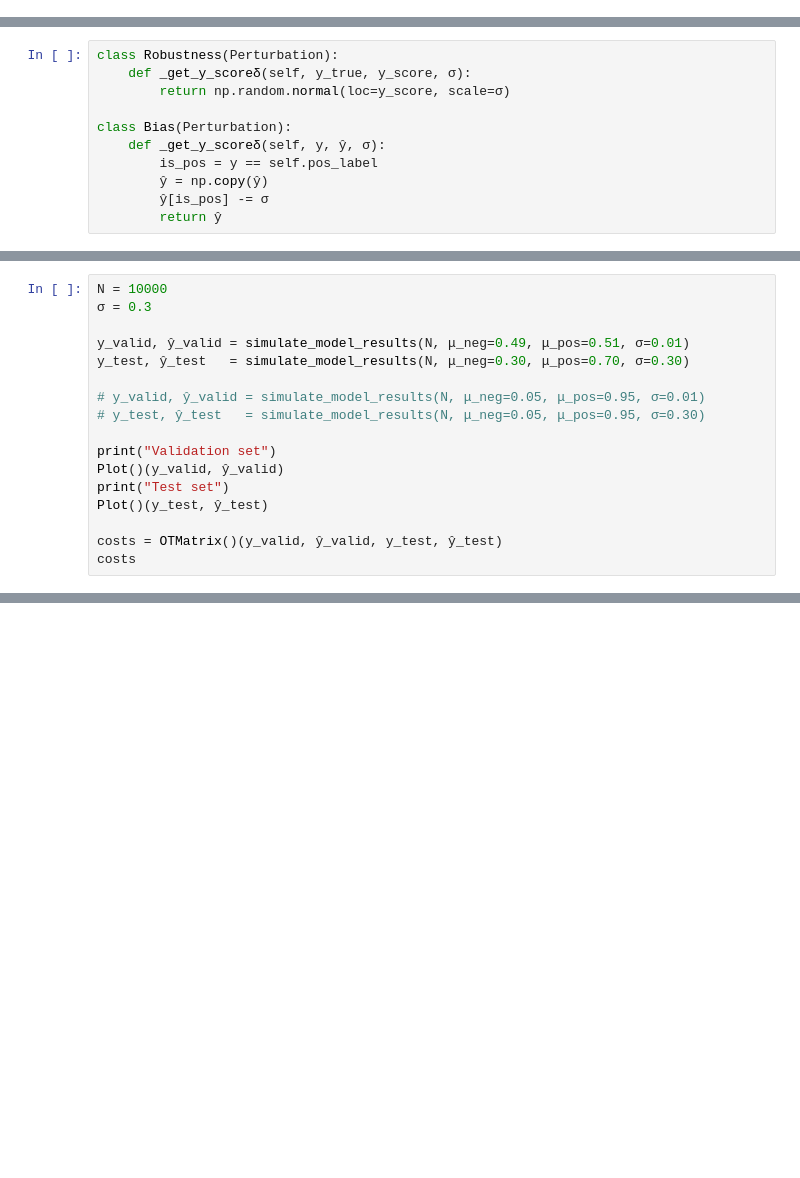
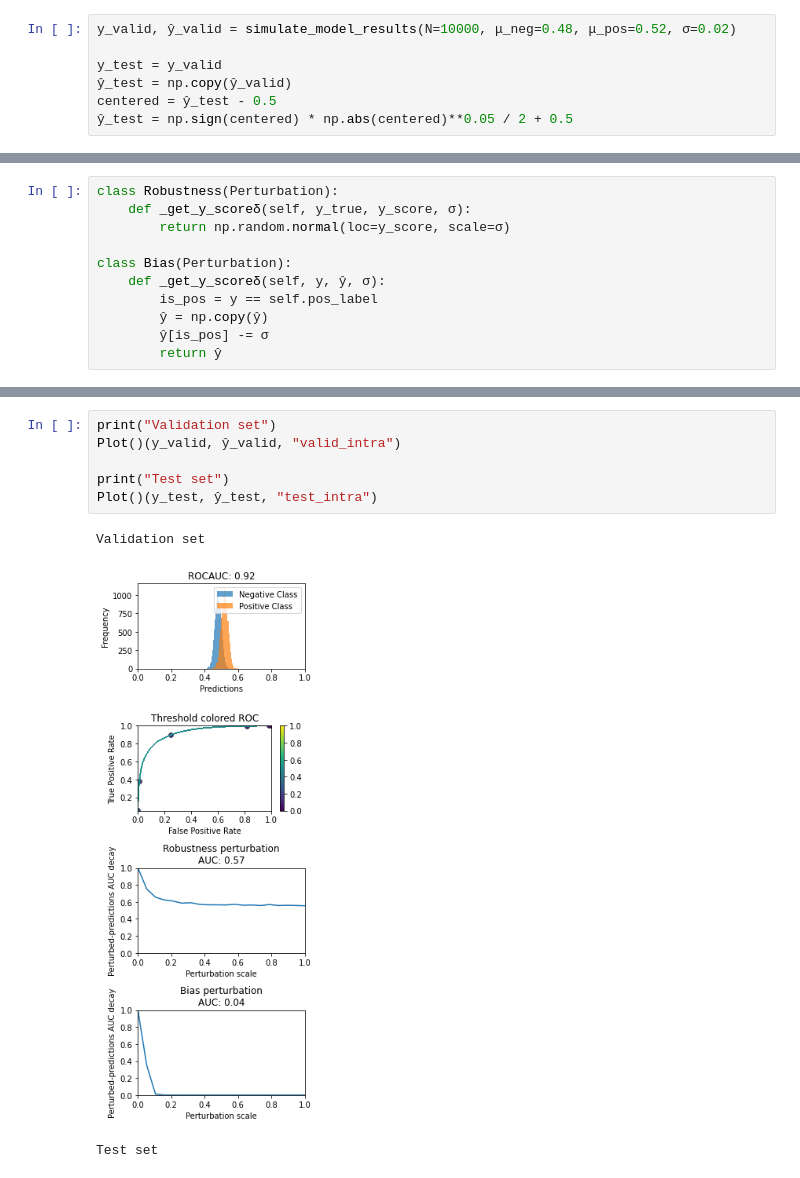
Before and after one commit to alonhzn/testAUC, a Jupyter notebook: perturbations_and_colored_roc.ipynb, the cells around one changed output, grey strips where cells are left out. Cells and saved outputs as stored; diff of their text form; blank space fills up the shorter version.

```diff
--- a/perturbations_and_colored_roc.ipynb
+++ b/perturbations_and_colored_roc.ipynb
@@ -11,0 +29,7 @@ np.random.seed(2023)
+# %%
+y_valid, ŷ_valid = simulate_model_results(N=10000, μ_neg=0.48, μ_pos=0.52, σ=0.02)
+
+y_test = y_valid
+ŷ_test = np.copy(ŷ_valid)
+centered = ŷ_test - 0.5
+ŷ_test = np.sign(centered) * np.abs(centered)**0.05 / 2 + 0.5
@@ -152,17 +187,0 @@ def simulate_model_results(N, μ_neg, μ_pos, σ):
-# %%
-N = 10000
-σ = 0.3
-
-y_valid, ŷ_valid = simulate_model_results(N, μ_neg=0.49, μ_pos=0.51, σ=0.01)
-y_test, ŷ_test   = simulate_model_results(N, μ_neg=0.30, μ_pos=0.70, σ=0.30)
-
-# y_valid, ŷ_valid = simulate_model_results(N, μ_neg=0.05, μ_pos=0.95, σ=0.01)
-# y_test, ŷ_test   = simulate_model_results(N, μ_neg=0.05, μ_pos=0.95, σ=0.30)
-
-print("Validation set")
-Plot()(y_valid, ŷ_valid)
-print("Test set")
-Plot()(y_test, ŷ_test)
-
-costs = OTMatrix()(y_valid, ŷ_valid, y_test, ŷ_test)
-costs
@@ -237,0 +188,10 @@ plt.show()
+# %%
+print("Validation set")
+Plot()(y_valid, ŷ_valid, "valid_intra")
+
+print("Test set")
+Plot()(y_test, ŷ_test, "test_intra")
+# %% [output]
+Validation set
+[figure, added]
+Test set
```
Also changed, not shown: parts of 16 cells of this notebook.
